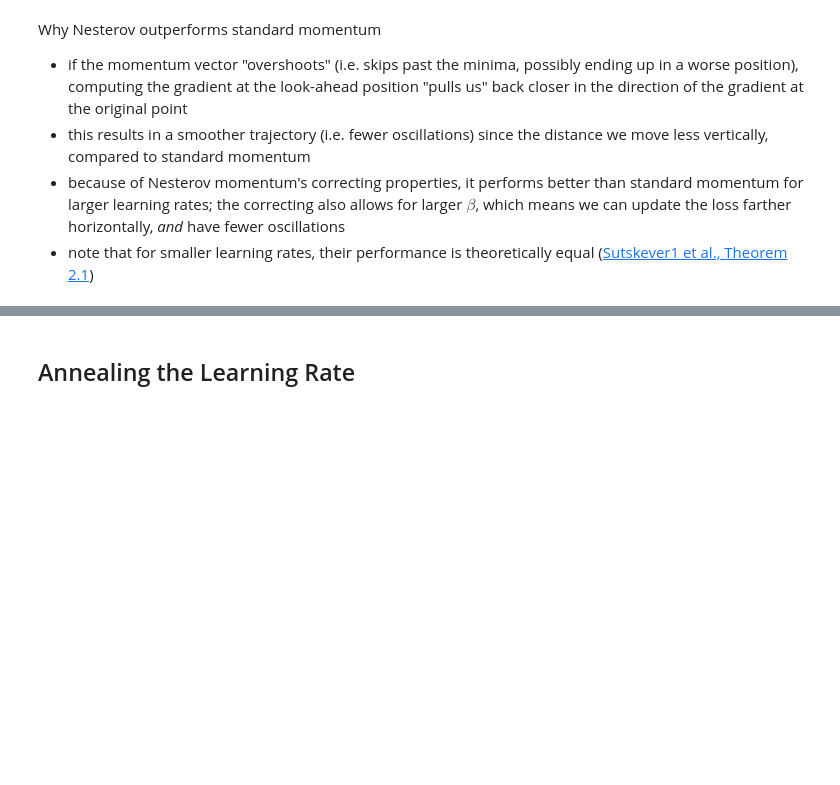
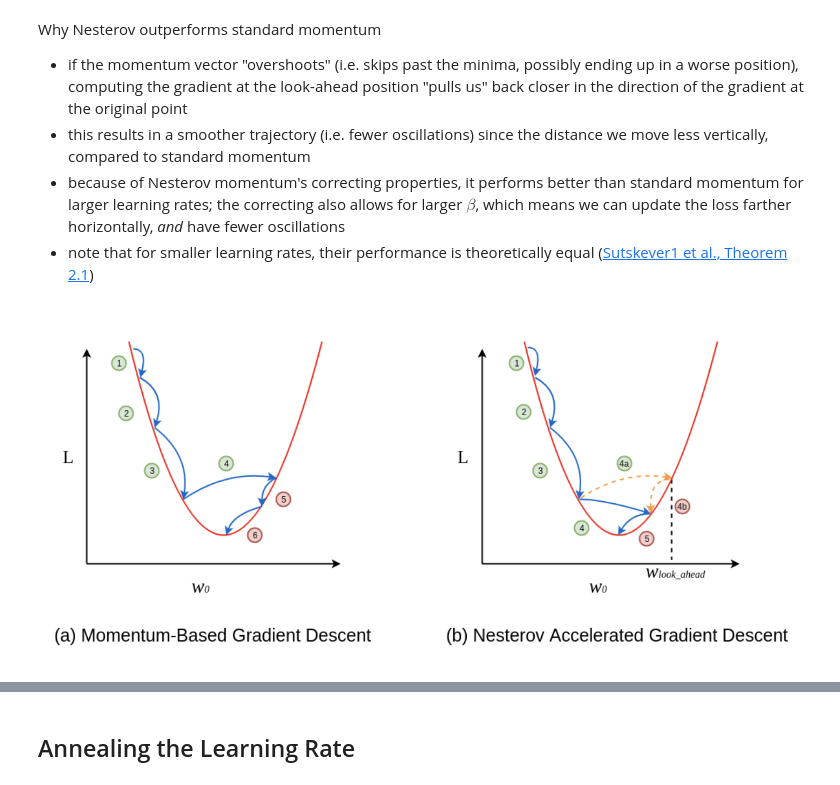
Before and after one commit to ahan98/CS231n, a Jupyter notebook: notes/Neural Networks Part 3.ipynb, the cells around one changed output, grey strips where cells are left out. Drawn from its saved outputs; the diff is of its cells as text; code cells hidden in the pictures; blank space fills up the shorter version.

```diff
--- a/notes/Neural Networks Part 3.ipynb
+++ b/notes/Neural Networks Part 3.ipynb
@@ -181,4 +183,8 @@ Why Nesterov outperforms standard momentum
 - this results in a smoother trajectory (i.e. fewer oscillations) since the distance we move less vertically, compared to standard momentum
 - because of Nesterov momentum's correcting properties, it performs better than standard momentum for larger learning rates; the correcting also allows for larger $\beta$, which means we can update the loss farther horizontally, *and* have fewer oscillations
 - note that for smaller learning rates, their performance is theoretically equal ([Sutskever1 et al., Theorem 2.1](https://www.cs.toronto.edu/~fritz/absps/momentum.pdf))
+# %%
+Image(filename="../images/compare_momentum.png")
+# %% [output]
+[figure, added]
 # %% [markdown]
```
Also changed, not shown: parts of 5 cells of this notebook.
